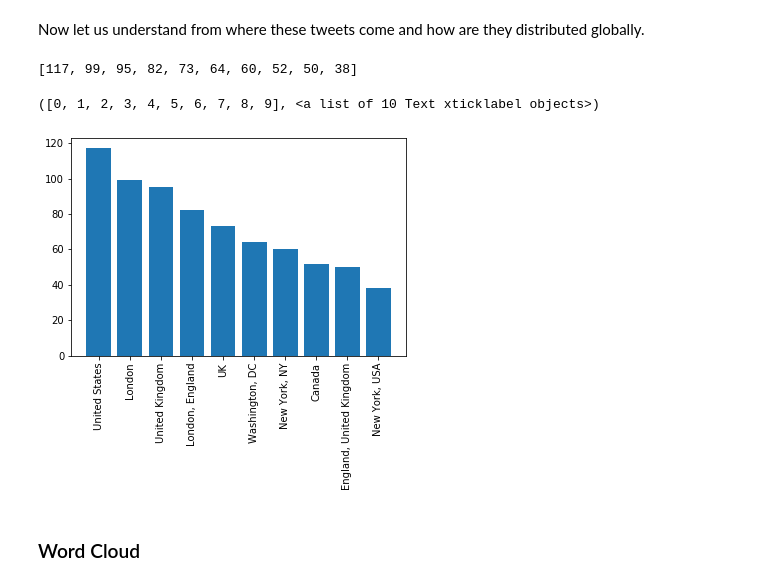
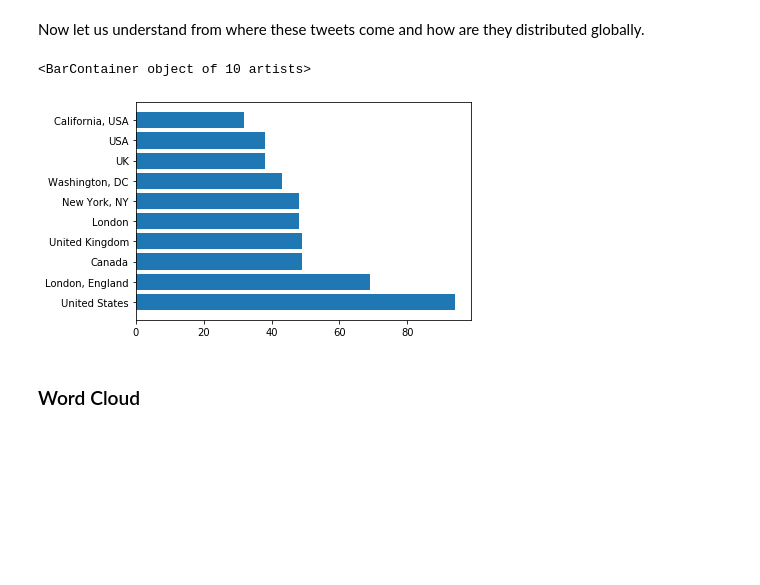
Before and after one commit to sahanaraguram2000/twitter_analysis, a Jupyter notebook: twitter_data_covid.ipynb, the cells around one changed output. Drawn from its saved outputs; the diff is of its cells as text; code cells hidden in the pictures; blank space fills up the shorter version.

```diff
--- a/twitter_data_covid.ipynb
+++ b/twitter_data_covid.ipynb
@@ -17,7 +17,7 @@ keywords, language = ['covid'], 'en'
 results = []
 # %%
 tso.remove_all_filters()#remove all previously set filters
-tso.set_result_type('recent') #you can choose between popular, recent or mixed tweets
+tso.set_result_type('mixed') #you can choose between popular, recent or mixed tweets
 tso.set_keywords(keywords) # previously defined keywords
 tso.set_language(language) # en = english, de = german, ru=russian and so on
 tso.set_include_entities(False) #entities provide additional metadata
@@ -330,17 +329,15 @@ locs = df.drop(df[df['user.location'] == ""].index)['user.location']
 # %%
 loc=locs.value_counts().head(n=10)
 loc_ind = list(loc.index)
-loc_val = list(loc
+loc_val = list(loc)
-# %% [output]
-[117, 99, 95, 82, 73, 64, 60, 52, 50, 38]
 # %%
 import matplotlib.pyplot as plt
 # %%
-plt.bar(loc_ind,loc_val)
-plt.xticks(rotation=90)
+plt.barh(loc_ind,loc_val)
+# plt.xticks(rotation=90)
 # %% [output]
-([0, 1, 2, 3, 4, 5, 6, 7, 8, 9], <a list of 10 Text xticklabel objects>)
+<BarContainer object of 10 artists>
-[figure, old version]
+[figure, new version]
 # %% [markdown]
 ### Word Cloud
 # %% [markdown]
```
Also changed, not shown: parts of 29 cells of this notebook.
